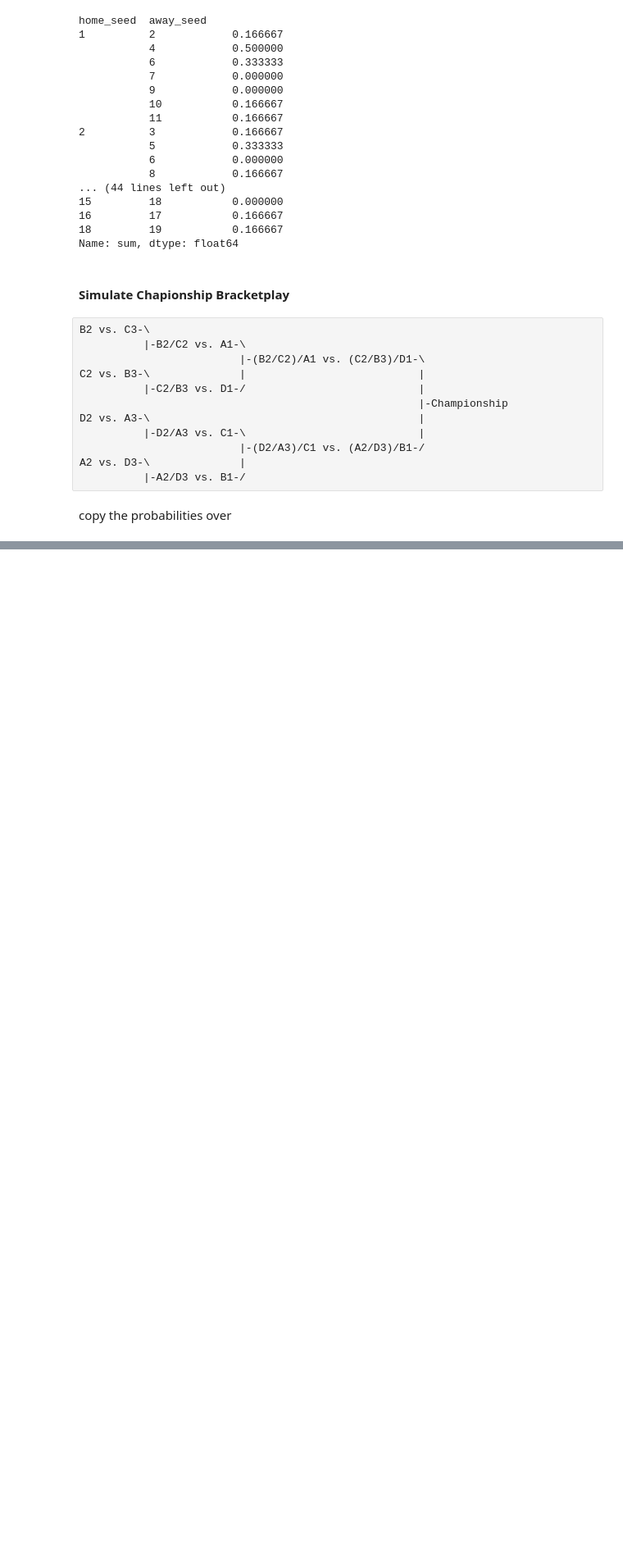
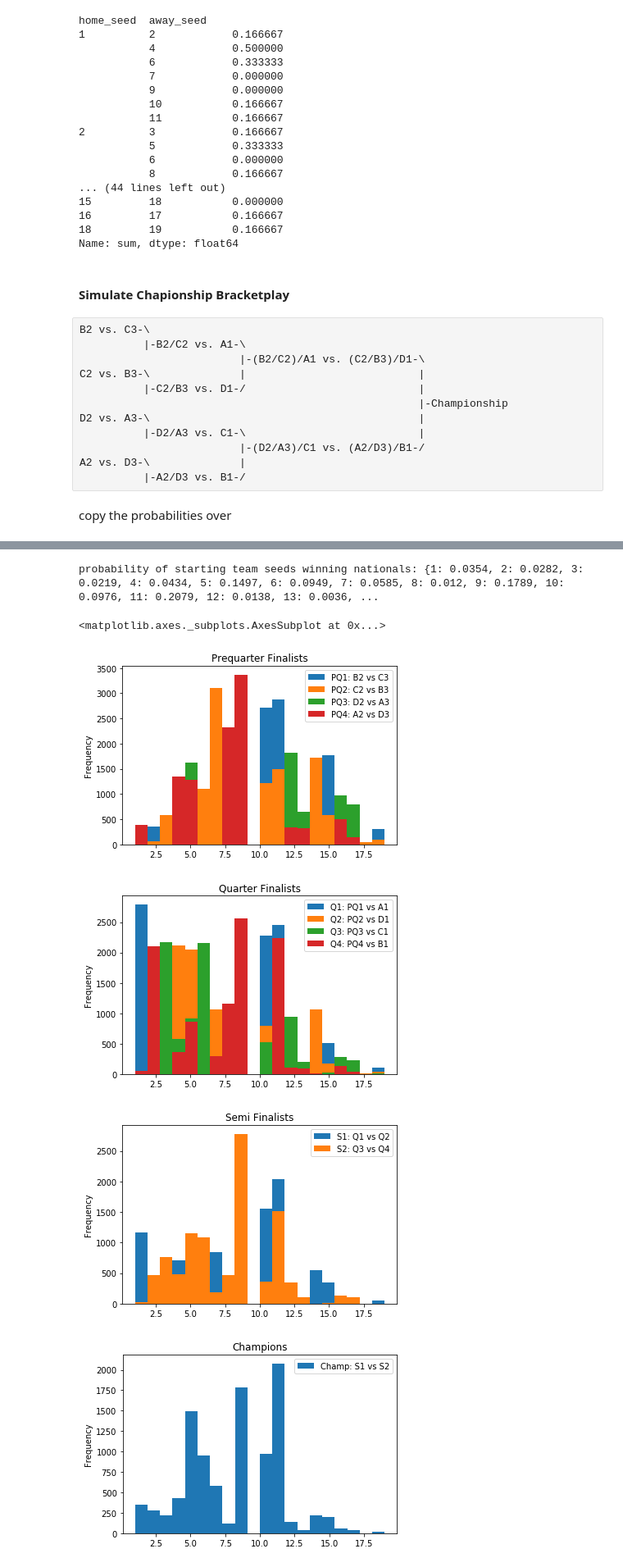
Before and after one commit to peterdobbs77/statistical_simulation, a Jupyter notebook: USAU_Nationals_DataPrep.ipynb, the cells around one changed output, grey strips where cells are left out. Shown at 82% size. Saved outputs shown, nothing was run; the diff lists cells and outputs as text; code cells hidden in the pictures; blank space fills up the shorter version.

```diff
--- a/USAU_Nationals_DataPrep.ipynb
+++ b/USAU_Nationals_DataPrep.ipynb
@@ -362,0 +398,21 @@ champions.plot.hist(title="Champions")
+# %%
+unique_el, counts_el = np.unique(champions[0],return_counts=True)
+prob_Champ = dict(zip(unique_el,counts_el/nSimul))
+print(f"probability of starting team seeds winning nationals: {prob_Champ}")
+# %% [output]
+probability of starting team seeds winning nationals: {1: 0.0354, 2: 0.0282, 3: 0.0219, 4: 0.0434, 5: 0.1497, 6: 0.0949, 7: 0.0585, 8: 0.012, 9: 0.1789, 10: 0.0976, 11: 0.2079, 12: 0.0138, 13: 0.0036, ...
+# %%
+preq_finalists.columns = ['PQ1: B2 vs C3','PQ2: C2 vs B3','PQ3: D2 vs A3','PQ4: A2 vs D3']
+quar_finalists.columns = ['Q1: PQ1 vs A1','Q2: PQ2 vs D1','Q3: PQ3 vs C1','Q4: PQ4 vs B1']
+semi_finalists.columns = ['S1: Q1 vs Q2','S2: Q3 vs Q4']
+champions.columns = ['Champ: S1 vs S2']
+preq_finalists.plot.hist(title="Prequarter Finalists",bins=20)
+quar_finalists.plot.hist(title="Quarter Finalists",bins=20)
+semi_finalists.plot.hist(title="Semi Finalists",bins=20)
+champions.plot.hist(title="Champions",bins=20)
+# %% [output]
+<matplotlib.axes._subplots.AxesSubplot at 0x...>
+[figure, added]
+[figure, added]
+[figure, added]
+[figure, added]
```
Also changed, not shown: parts of 7 cells of this notebook.
